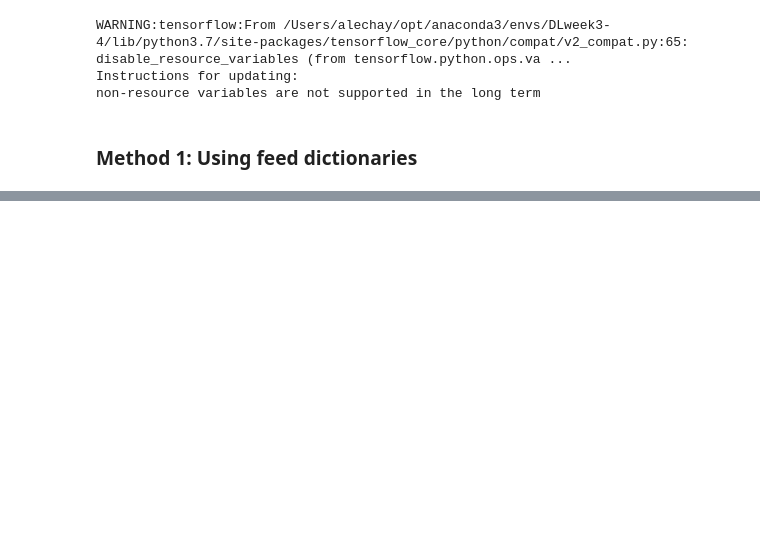
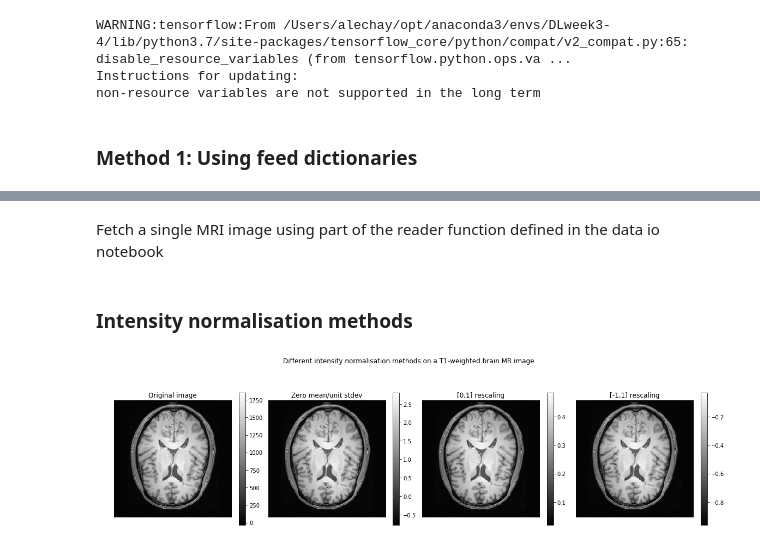
Before and after one commit to alechay/DLweek3-4, a Jupyter notebook: tf_load1.ipynb, the cells around one changed output, grey strips where cells are left out. Drawn from its saved outputs; the diff is of its cells as text; code cells hidden in the pictures; blank space fills up the shorter version.

```diff
--- a/tf_load1.ipynb
+++ b/tf_load1.ipynb
@@ -180,0 +394,2 @@ plt.show();
+# %% [markdown]
+Fetch a single MRI image using part of the reader function defined in the data io notebook
@@ -180,0 +418,42 @@ plt.show();
+# %% [markdown]
+### Intensity normalisation methods
+# %%
+# Normalise the image to zero mean/unit std dev using volume statistics:
+t1_white = whitening(t1)
+
+# Normalise the image to fit [0, 1] range:
+t1_norm_zo = normalise_zero_one(t1)
+
+# Normalise the image to fit [-1, 1] range:
+t1_norm_oo = normalise_one_one(t1)
+# %%
+# Visualise using matplotlib.
+center_slices = [s//2 for s in t1.shape]
+
+f, axarr = plt.subplots(1, 4, figsize=(20,5));
+f.suptitle('Different intensity normalisation methods on a T1-weighted brain MR image')
+
+img = axarr[0].imshow(np.squeeze(t1[center_slices[0], :, :]), cmap='gray');
+axarr[0].axis('off')
+axarr[0].set_title('Original image')
+f.colorbar(img, ax=axarr[0])
+
+img = axarr[1].imshow(np.squeeze(t1_white[center_slices[0], :, :]), cmap='gray');
+axarr[1].axis('off')
+axarr[1].set_title('Zero mean/unit stdev')
+f.colorbar(img, ax=axarr[1])
+
+img = axarr[2].imshow(np.squeeze(t1_norm_zo[center_slices[0], :, :]), cmap='gray');
+axarr[2].axis('off')
+axarr[2].set_title('[0,1] rescaling')
+f.colorbar(img, ax=axarr[2])
+
+img = axarr[3].imshow(np.squeeze(t1_norm_oo[center_slices[0], :, :]), cmap='gray');
+axarr[3].axis('off')
+axarr[3].set_title('[-1,1] rescaling')
+f.colorbar(img, ax=axarr[3])
+
+f.subplots_adjust(wspace=0.05, hspace=0, top=0.8)
+plt.show();
+# %% [output]
+[figure, added]
```
Also changed, not shown: parts of 31 cells of this notebook, 2 other files.
